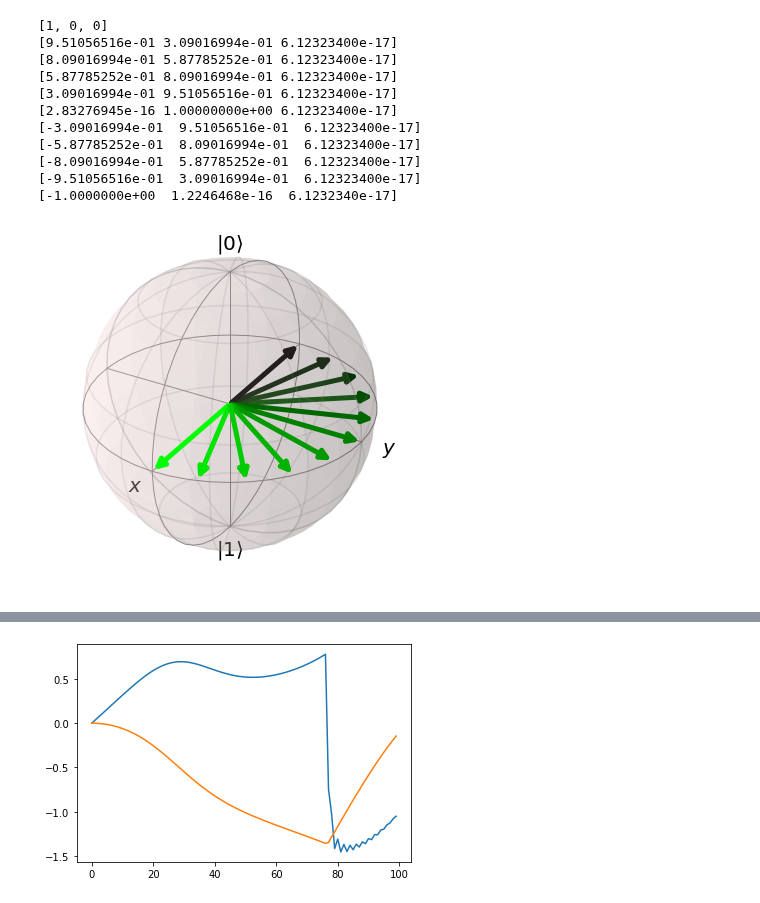
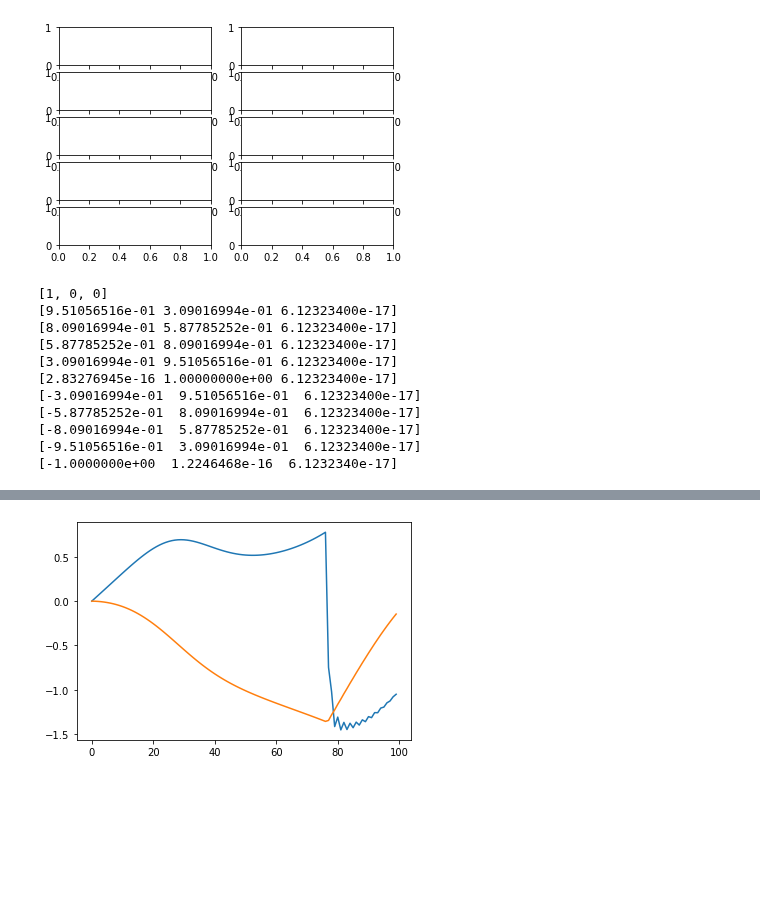
Before and after one commit to Sultanow/quantum, a Jupyter notebook: bloch_sphere/rotate_su2_qiskit_showcase.ipynb, the cells around one changed output, grey strips where cells are left out. Cells and saved outputs as stored; diff of their text form; code cells hidden in the pictures; blank space fills up the shorter version.

```diff
--- a/bloch_sphere/rotate_su2_qiskit_showcase.ipynb
+++ b/bloch_sphere/rotate_su2_qiskit_showcase.ipynb
@@ -15,9 +15,13 @@ import matplotlib
 # %%
 Aer.backends()
 simulator = Aer.get_backend('aer_simulator')
 qreg_q = QuantumRegister(1, 'q')
 circuit = QuantumCircuit(qreg_q)
 clreg = ClassicalRegister(1)
+
+fig, ax = plt.subplots(5,2)
+# %% [output]
+[figure, added]
 # %%
 def get_angles(vec):
     cos_θ_rotated = float(N(re(vec[0,0])))
@@ -145,6 +149,7 @@ def changeColor(bloch, nOr, rgb):
 #End of Changing Color
 # %%
 # Rotation in z-Axis
+
 
 #rotation angle
 rot_x = 0   # x
@@ -165,10 +170,12 @@ nOr = 10
 
 _bloch = Bloch()
 
+
 #color of vector [RED,YELLOW,BLUE]
 rgb = [0,1,0]
 
 changeColor(_bloch,nOr,rgb)
+
 
 sv = []
 vec = start_vec
@@ -193,8 +200,21 @@ for i in range(0,nOr):
 
     sv.append(vec)
 
-_bloch.add_vectors(sv)
-_bloch.render()
+
+Kugel = plot_bloch_vector(sv,title ="Rotation in Z")
+changeColor(Kugel,nOr,rgb)
+
+
+ax[0,0]= Kugel
+
+#plot_bloch_multivector(sv)
+
+
+#ax[0][0] = plot_bloch_multivector(sv)
+
+#old
+#_bloch.add_vectors(sv)
+#_bloch.render()
 # %% [output]
 [1, 0, 0]
 [9.51056516e-01 3.09016994e-01 6.12323400e-17]
@@ -207,7 +227,6 @@ _bloch.render()
 [-8.09016994e-01  5.87785252e-01  6.12323400e-17]
 [-9.51056516e-01  3.09016994e-01  6.12323400e-17]
 [-1.0000000e+00  1.2246468e-16  6.1232340e-17]
-[figure, removed]
 # %%
 # Rotation in x-Axis
 
```
Also changed, not shown: parts of 7 cells of this notebook.
